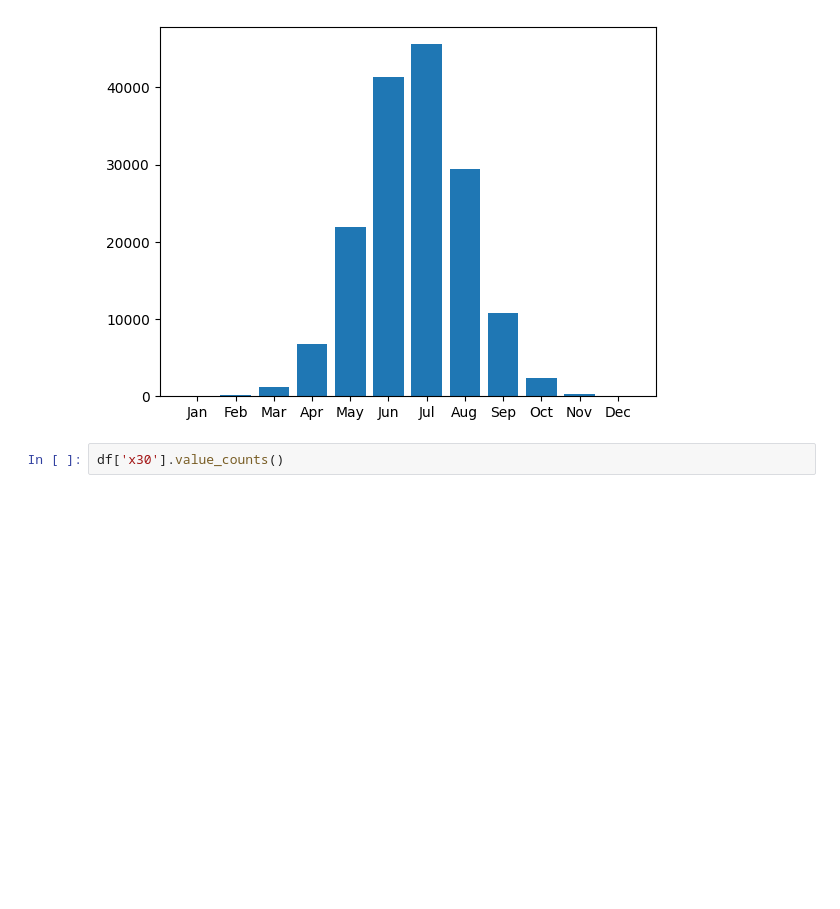
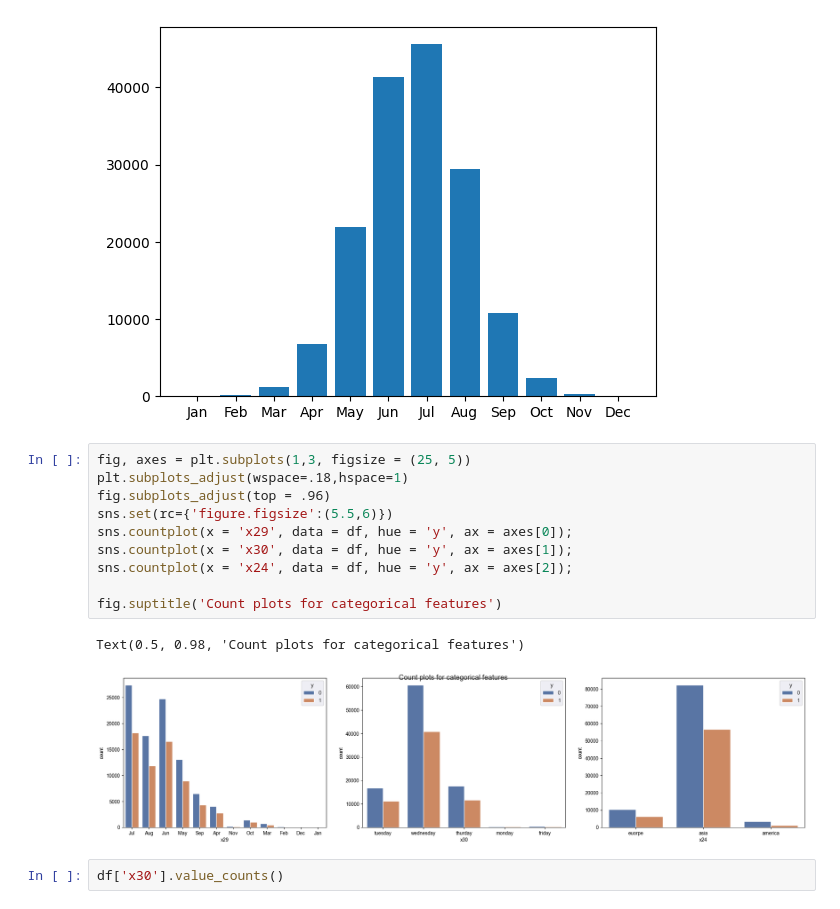
Before and after one commit to boneeyah/QTW, a Jupyter notebook: Case Study 7/CaseStudy7.ipynb, the cells around one changed output. Cells and saved outputs as stored; diff of their text form; blank space fills up the shorter version.

```diff
--- a/Case Study 7/CaseStudy7.ipynb
+++ b/Case Study 7/CaseStudy7.ipynb
@@ -130,6 +137,19 @@ plt.bar(x=mo,height=heights)
 # %% [output]
 <BarContainer object of 12 artists>
 [figure]
+# %%
+fig, axes = plt.subplots(1,3, figsize = (25, 5))
+plt.subplots_adjust(wspace=.18,hspace=1)
+fig.subplots_adjust(top = .96)
+sns.set(rc={'figure.figsize':(5.5,6)})
+sns.countplot(x = 'x29', data = df, hue = 'y', ax = axes[0]);
+sns.countplot(x = 'x30', data = df, hue = 'y', ax = axes[1]);
+sns.countplot(x = 'x24', data = df, hue = 'y', ax = axes[2]);
+
+fig.suptitle('Count plots for categorical features')
+# %% [output]
+Text(0.5, 0.98, 'Count plots for categorical features')
+[figure, added]
 # %%
 df['x30'].value_counts()
 # %% [output]
```
Also changed, not shown: parts of 57 cells of this notebook.
